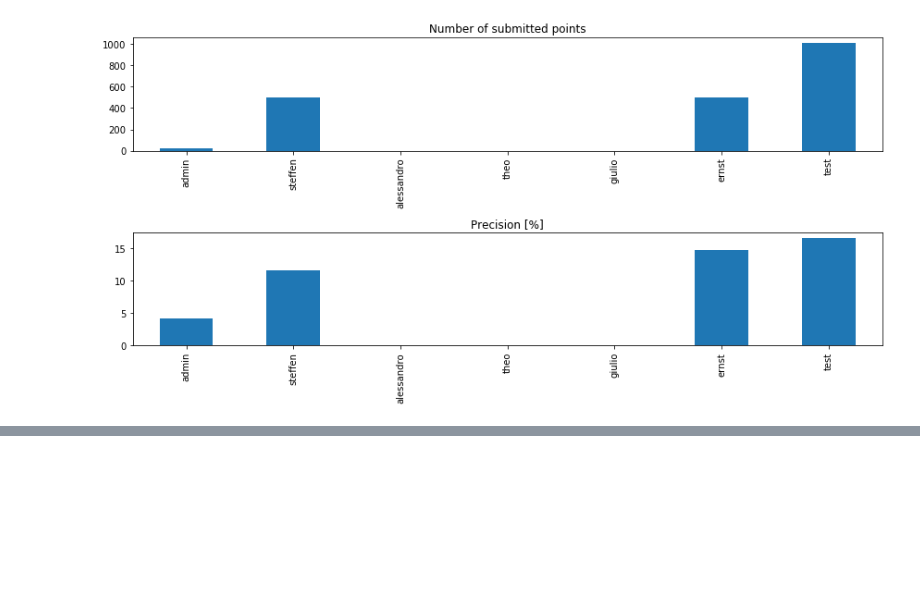
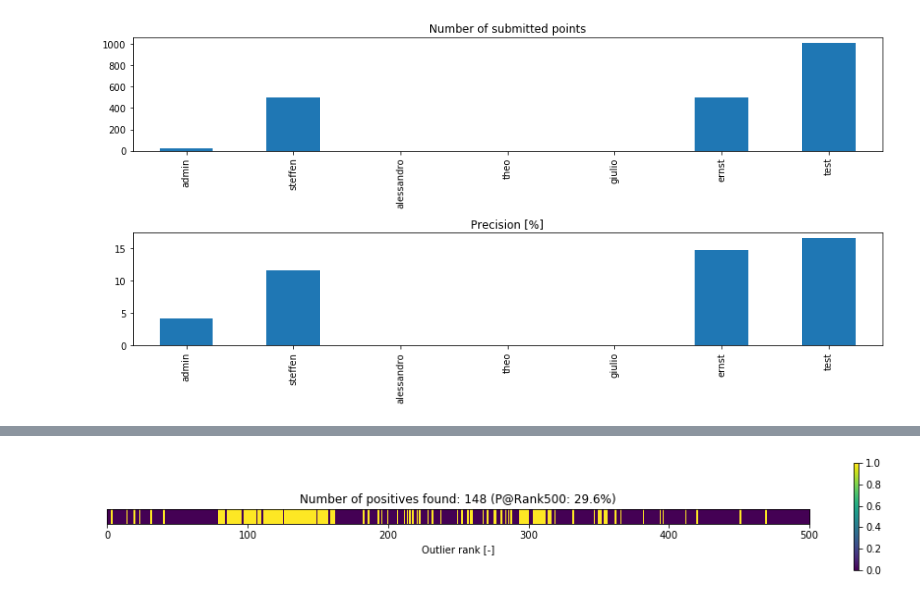
Before and after one commit to amld/workshop-unsupervised-fraud, a Jupyter notebook: notebooks/solutions_part2.ipynb, the cells around one changed output, grey strips where cells are left out. Drawn from its saved outputs; the diff is of its cells as text; code cells hidden in the pictures; blank space fills up the shorter version.

```diff
--- a/notebooks/solutions_part2.ipynb
+++ b/notebooks/solutions_part2.ipynb
@@ -271,0 +301,4 @@ res = plot_outlier_scores(y_kdd_prepared.values, y_train_scores, bw=1, title='Pe
+# %%
+res = plot_top_N(y_kdd_prepared.values, y_train_scores, N=500)
+# %% [output]
+[figure, added]
```
Also changed, not shown: parts of 34 cells of this notebook, 6 other files.
